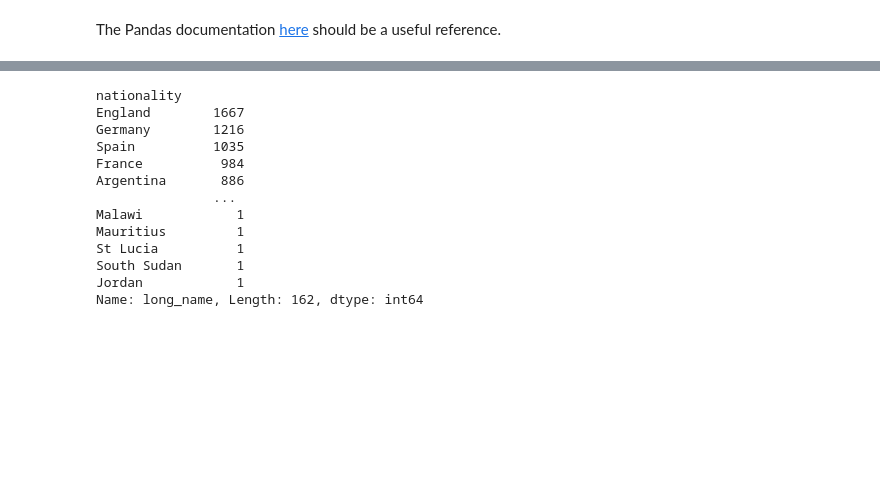
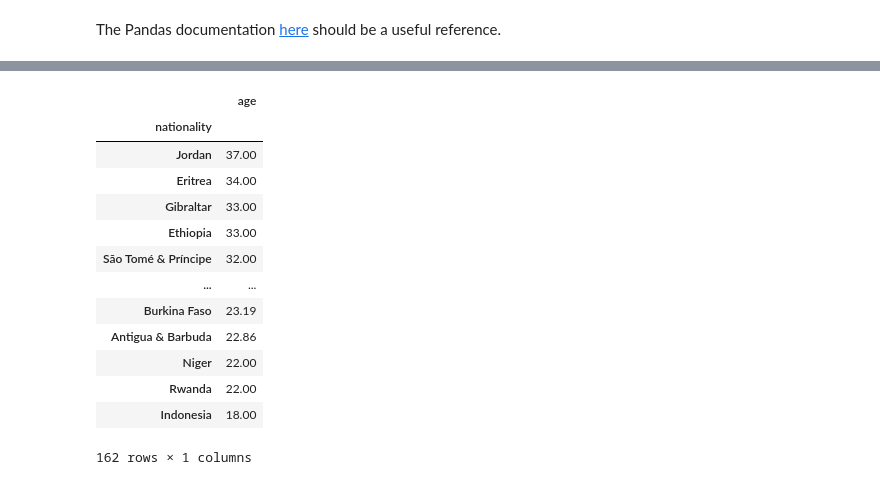
Before and after one commit to heesukjang/W209_DataViz_Summer2023, a Jupyter notebook: Week_02_Assignment_Starter.ipynb, the cells around one changed output, grey strips where cells are left out. Cells and saved outputs as stored; diff of their text form; code cells hidden in the pictures; blank space fills up the shorter version.

```diff
--- a/Week_02_Assignment_Starter.ipynb
+++ b/Week_02_Assignment_Starter.ipynb
@@ -29,17 +53,18 @@ The Pandas documentation [here](https://pandas.pydata.org/pandas-docs/stable/use
 # %%
-nationality = df.groupby(['nationality'])['long_name'].size().sort_values(ascending=False)
-nationality
+avg_age = pd.DataFrame(df.groupby(['nationality'])['age'].mean().sort_values(ascending=False)).round(2)
+avg_age
 # %% [output]
+|  | age |
+| nationality |  |
+| Jordan | 37.00 |
+| Eritrea | 34.00 |
+| Gibraltar | 33.00 |
+| Ethiopia | 33.00 |
+| São Tomé & Príncipe | 32.00 |
+| ... | ... |
+| Burkina Faso | 23.19 |
+| Antigua & Barbuda | 22.86 |
+| Niger | 22.00 |
+| Rwanda | 22.00 |
+| Indonesia | 18.00 |
-nationality
-England        1667
-Germany        1216
-Spain          1035
-France          984
-Argentina       886
-               ...
-Malawi            1
-Mauritius         1
-St Lucia          1
-South Sudan       1
-Jordan            1
-Name: long_name, Length: 162, dtype: int64
+162 rows × 1 columns
```
Also changed, not shown: parts of 2 cells of this notebook.
